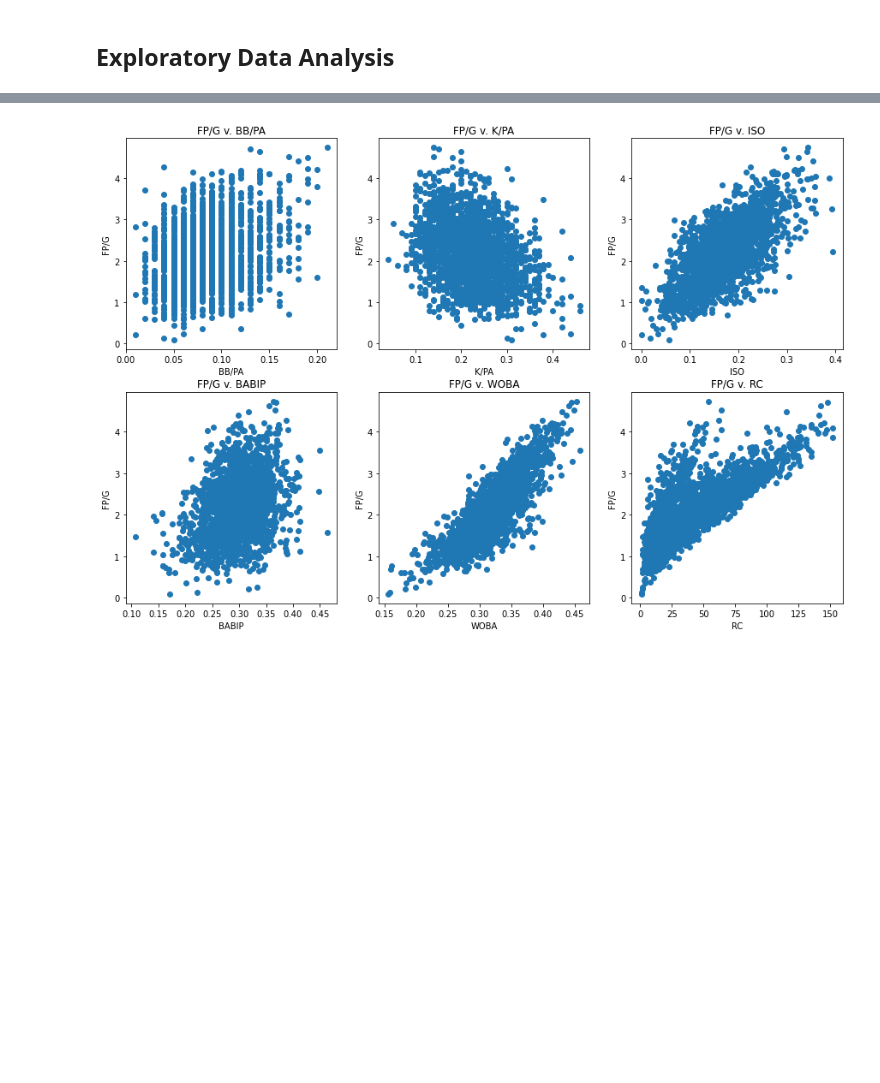
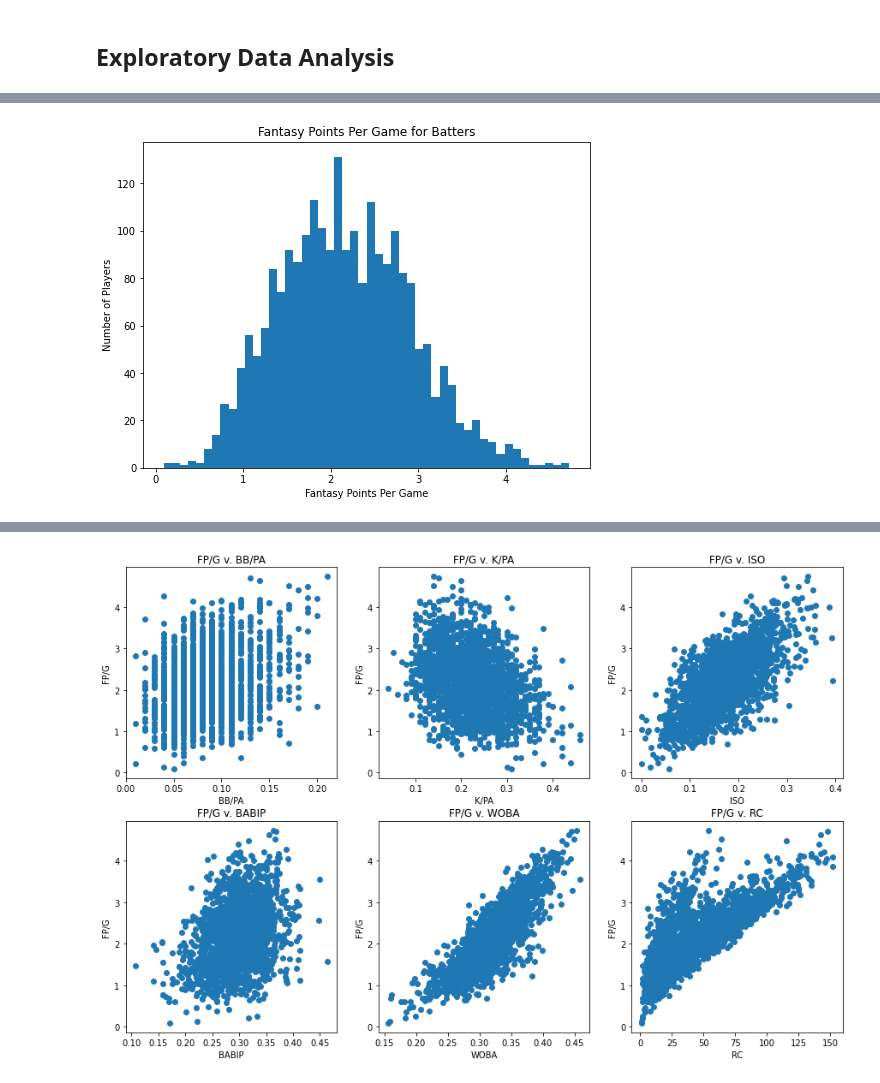
Before and after one commit to mikeisen1/Fantasy-Baseball-Prediction, a Jupyter notebook: cmsc320-final-project.ipynb, the cells around one changed output, grey strips where cells are left out. Saved outputs shown, nothing was run; the diff lists cells and outputs as text; code cells hidden in the pictures; blank space fills up the shorter version.

```diff
--- a/cmsc320-final-project.ipynb
+++ b/cmsc320-final-project.ipynb
@@ -220,0 +163,13 @@ To be able to predict what batters or pitchers will perform well, it would be he
+# %%
+ppg_batters = all_batters['FP/G']
+
+#creating the distribution
+plt.figure(figsize=(8,6))
+plt.hist(ppg_batters,bins = 50)
+plt.xlabel('Fantasy Points Per Game')
+plt.ylabel('Number of Players')
+plt.title('Fantasy Points Per Game for Batters')
+
+plt.show()
+# %% [output]
+[figure, added]
```
Also changed, not shown: parts of 45 cells of this notebook, 2 other files.
